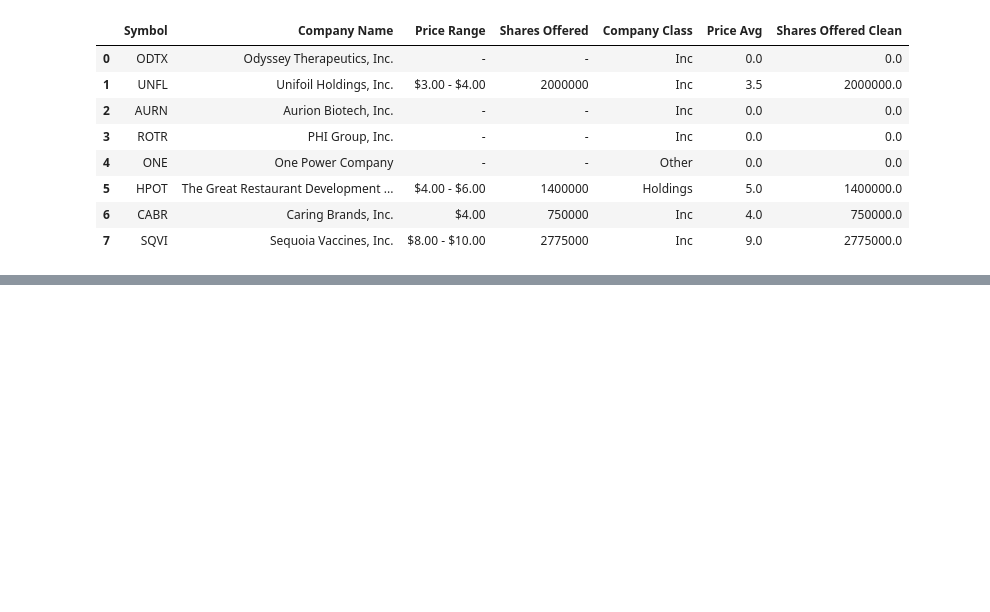
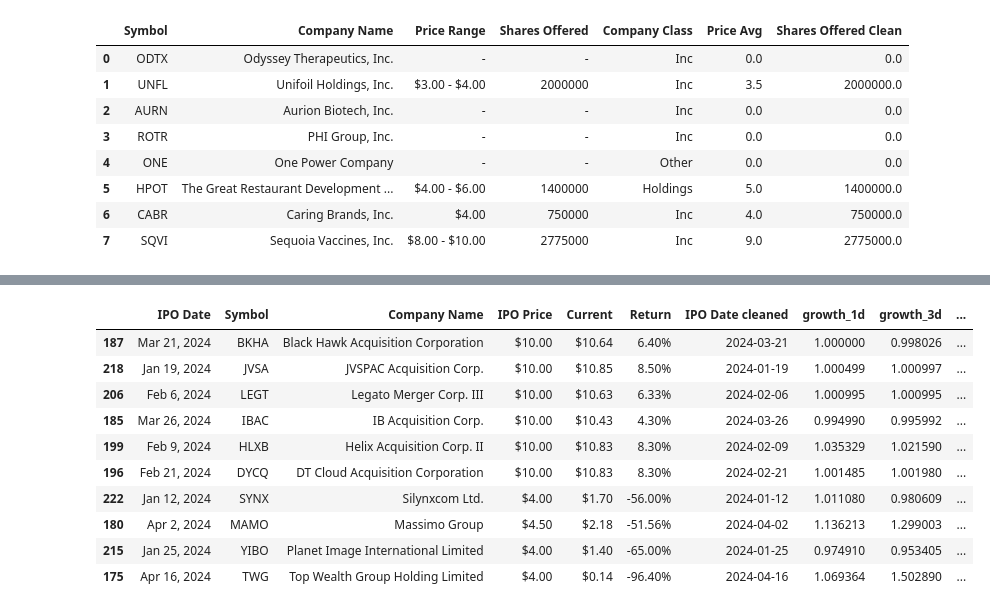
Before and after one commit to primusanto/stock-market-analysis-datatalks-homework, a Jupyter notebook: homework2.ipynb, the cells around one changed output, grey strips where cells are left out. Saved outputs shown, nothing was run; the diff lists cells and outputs as text; code cells hidden in the pictures; blank space fills up the shorter version.

```diff
--- a/homework2.ipynb
+++ b/homework2.ipynb
@@ -167,0 +307,16 @@ Name: Withdraw Value, dtype: float64
+# %%
+ipo_data_sort_by_sharpe_ratio = ipo_data_cleaned.sort_values(by='Sharpe Ratio', ascending=False)
+
+ipo_data_sort_by_sharpe_ratio.head(10)
+# %% [output]
+|  | IPO Date | Symbol | Company Name | IPO Price | Current | Return | IPO Date cleaned | growth_1d | growth_3d | ... |
+| 187 | Mar 21, 2024 | BKHA | Black Hawk Acquisition Corporation | $10.00 | $10.64 | 6.40% | 2024-03-21 | 1.000000 | 0.998026 | ... |
+| 218 | Jan 19, 2024 | JVSA | JVSPAC Acquisition Corp. | $10.00 | $10.85 | 8.50% | 2024-01-19 | 1.000499 | 1.000997 | ... |
+| 206 | Feb 6, 2024 | LEGT | Legato Merger Corp. III | $10.00 | $10.63 | 6.33% | 2024-02-06 | 1.000995 | 1.000995 | ... |
+| 185 | Mar 26, 2024 | IBAC | IB Acquisition Corp. | $10.00 | $10.43 | 4.30% | 2024-03-26 | 0.994990 | 0.995992 | ... |
+| 199 | Feb 9, 2024 | HLXB | Helix Acquisition Corp. II | $10.00 | $10.83 | 8.30% | 2024-02-09 | 1.035329 | 1.021590 | ... |
+| 196 | Feb 21, 2024 | DYCQ | DT Cloud Acquisition Corporation | $10.00 | $10.83 | 8.30% | 2024-02-21 | 1.001485 | 1.001980 | ... |
+| 222 | Jan 12, 2024 | SYNX | Silynxcom Ltd. | $4.00 | $1.70 | -56.00% | 2024-01-12 | 1.011080 | 0.980609 | ... |
+| 180 | Apr 2, 2024 | MAMO | Massimo Group | $4.50 | $2.18 | -51.56% | 2024-04-02 | 1.136213 | 1.299003 | ... |
+| 215 | Jan 25, 2024 | YIBO | Planet Image International Limited | $4.00 | $1.40 | -65.00% | 2024-01-25 | 0.974910 | 0.953405 | ... |
+| 175 | Apr 16, 2024 | TWG | Top Wealth Group Holding Limited | $4.00 | $0.14 | -96.40% | 2024-04-16 | 1.069364 | 1.502890 | ... |
```
Also changed, not shown: parts of 23 cells of this notebook.
